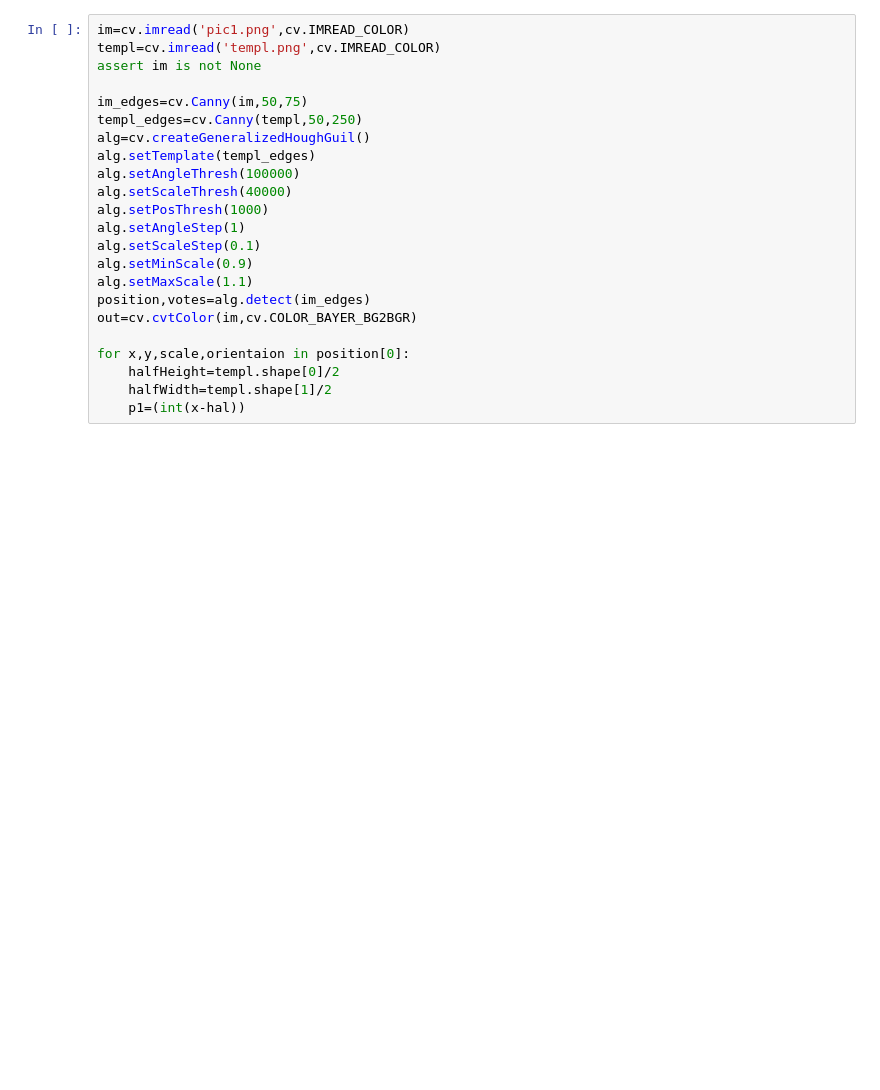
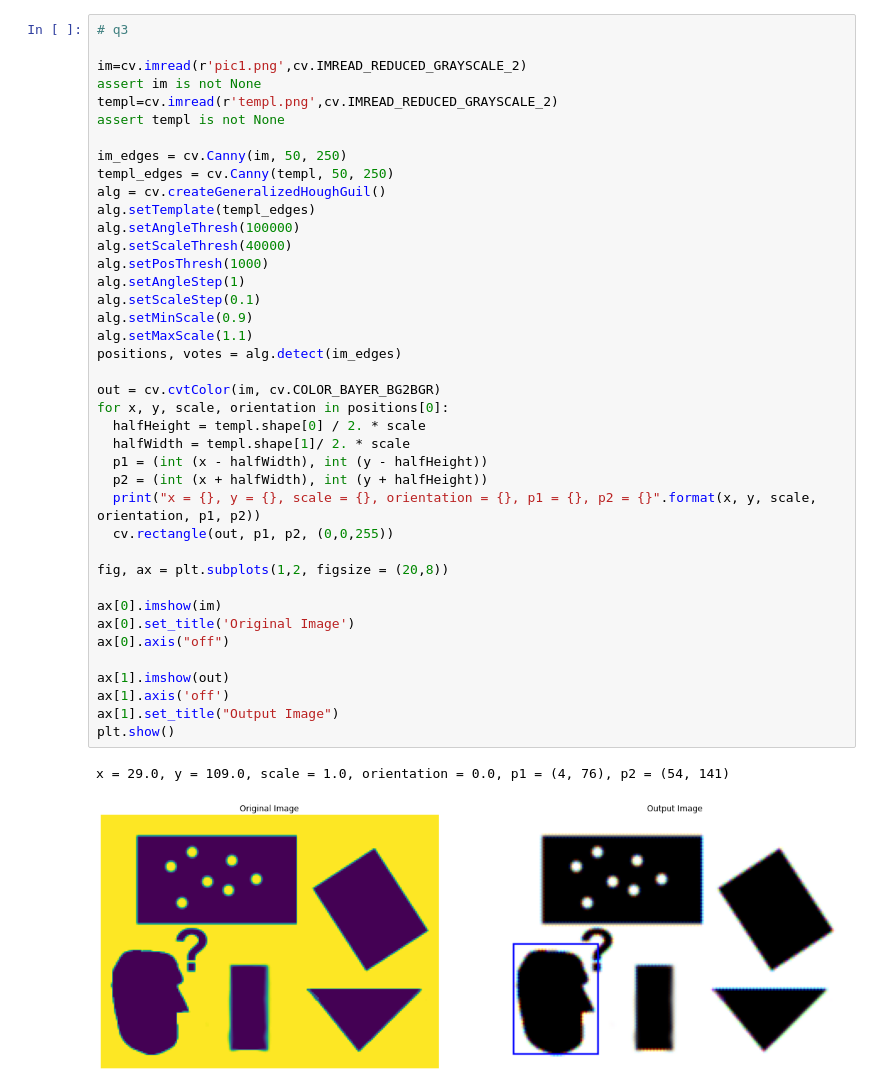
Before and after one commit to KCSAbeywickrama/EN2550-Excercises, a Jupyter notebook: Exercise_06/190018V_Ex6.ipynb, the cells around one changed output. Cells and saved outputs as stored; diff of their text form; blank space fills up the shorter version.

```diff
--- a/Exercise_06/190018V_Ex6.ipynb
+++ b/Exercise_06/190018V_Ex6.ipynb
@@ -44,24 +75,44 @@ cv.destroyAllWindows()
 # %%
-im=cv.imread('pic1.png',cv.IMREAD_COLOR)
-templ=cv.imread('templ.png',cv.IMREAD_COLOR)
+# q3
+
+im=cv.imread(r'pic1.png',cv.IMREAD_REDUCED_GRAYSCALE_2)
 assert im is not None
+templ=cv.imread(r'templ.png',cv.IMREAD_REDUCED_GRAYSCALE_2)
+assert templ is not None
 
-im_edges=cv.Canny(im,50,75)
-templ_edges=cv.Canny(templ,50,250)
-alg=cv.createGeneralizedHoughGuil()
+im_edges = cv.Canny(im, 50, 250)
+templ_edges = cv.Canny(templ, 50, 250)
+alg = cv.createGeneralizedHoughGuil()
 alg.setTemplate(templ_edges)
 alg.setAngleThresh(100000)
 alg.setScaleThresh(40000)
 alg.setPosThresh(1000)
 alg.setAngleStep(1)
 alg.setScaleStep(0.1)
 alg.setMinScale(0.9)
 alg.setMaxScale(1.1)
-position,votes=alg.detect(im_edges)
-out=cv.cvtColor(im,cv.COLOR_BAYER_BG2BGR)
+positions, votes = alg.detect(im_edges)
 
-for x,y,scale,orientaion in position[0]:
-    halfHeight=templ.shape[0]/2
-    halfWidth=templ.shape[1]/2
-    p1=(int(x-hal))
+out = cv.cvtColor(im, cv.COLOR_BAYER_BG2BGR)
+for x, y, scale, orientation in positions[0]:
+  halfHeight = templ.shape[0] / 2. * scale
+  halfWidth = templ.shape[1]/ 2. * scale
+  p1 = (int (x - halfWidth), int (y - halfHeight))
+  p2 = (int (x + halfWidth), int (y + halfHeight))
+  print("x = {}, y = {}, scale = {}, orientation = {}, p1 = {}, p2 = {}".format(x, y, scale, orientation, p1, p2))
+  cv.rectangle(out, p1, p2, (0,0,255))
+
+fig, ax = plt.subplots(1,2, figsize = (20,8))
+
+ax[0].imshow(im)
+ax[0].set_title('Original Image')
+ax[0].axis("off")
+
+ax[1].imshow(out)
+ax[1].axis('off')
+ax[1].set_title("Output Image")
+plt.show()
+# %% [output]
+x = 29.0, y = 109.0, scale = 1.0, orientation = 0.0, p1 = (4, 76), p2 = (54, 141)
+[figure, added]
 # %%
```
Also changed, not shown: parts of 6 cells of this notebook, 1 other file.
